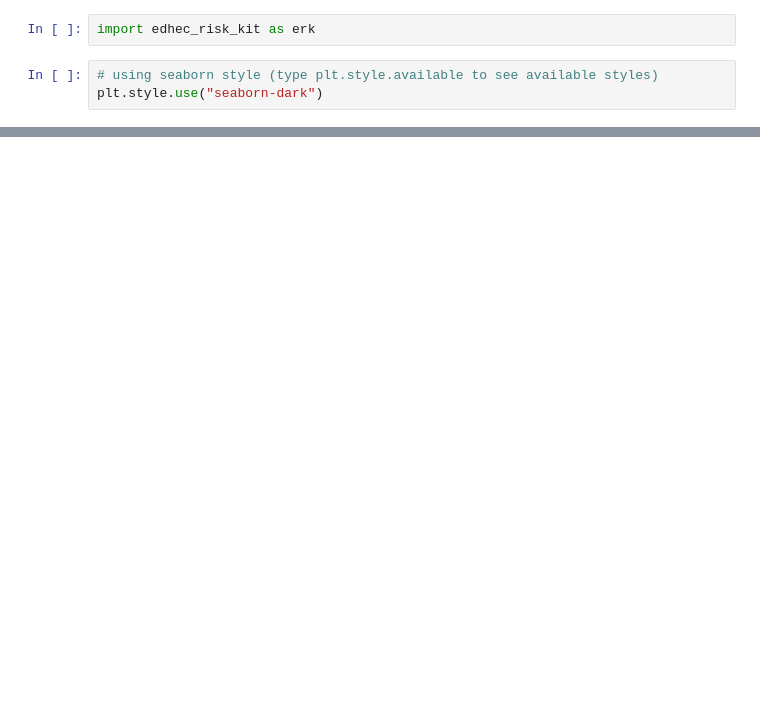
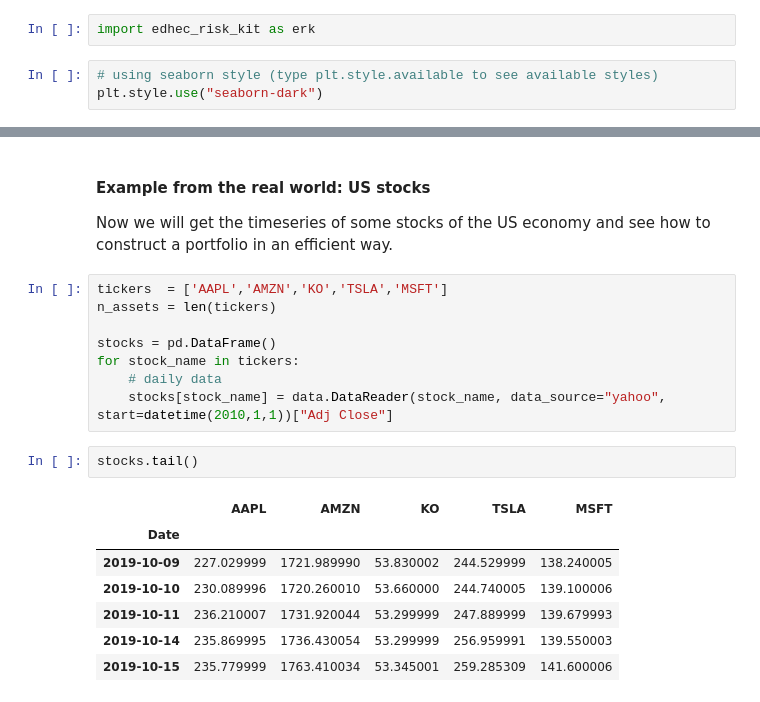
Before and after one commit to z4ir3/finance-courses, a Jupyter notebook: week-2.ipynb, the cells around one changed output, grey strips where cells are left out. Cells and saved outputs as stored; diff of their text form; blank space fills up the shorter version.

```diff
--- a/week-2.ipynb
+++ b/week-2.ipynb
@@ -86,0 +170,21 @@ If $i=j$, $\sigma_{ii}=\sigma_i^2$ (as $rho_{ii}=1$) which is simplt the varianc
+# %% [markdown]
+#### Example from the real world: US stocks
+Now we will get the timeseries of some stocks of the US economy and see how to construct a portfolio in an efficient way.
+# %%
+tickers  = ['AAPL','AMZN','KO','TSLA','MSFT']
+n_assets = len(tickers)
+
+stocks = pd.DataFrame()
+for stock_name in tickers:
+    # daily data
+    stocks[stock_name] = data.DataReader(stock_name, data_source="yahoo", start=datetime(2010,1,1))["Adj Close"]
+# %%
+stocks.tail()
+# %% [output]
+|  | AAPL | AMZN | KO | TSLA | MSFT |
+| Date |  |  |  |  |  |
+| 2019-10-09 | 227.029999 | 1721.989990 | 53.830002 | 244.529999 | 138.240005 |
+| 2019-10-10 | 230.089996 | 1720.260010 | 53.660000 | 244.740005 | 139.100006 |
+| 2019-10-11 | 236.210007 | 1731.920044 | 53.299999 | 247.889999 | 139.679993 |
+| 2019-10-14 | 235.869995 | 1736.430054 | 53.299999 | 256.959991 | 139.550003 |
+| 2019-10-15 | 235.779999 | 1763.410034 | 53.345001 | 259.285309 | 141.600006 |
```
Also changed, not shown: parts of 18 cells of this notebook.
